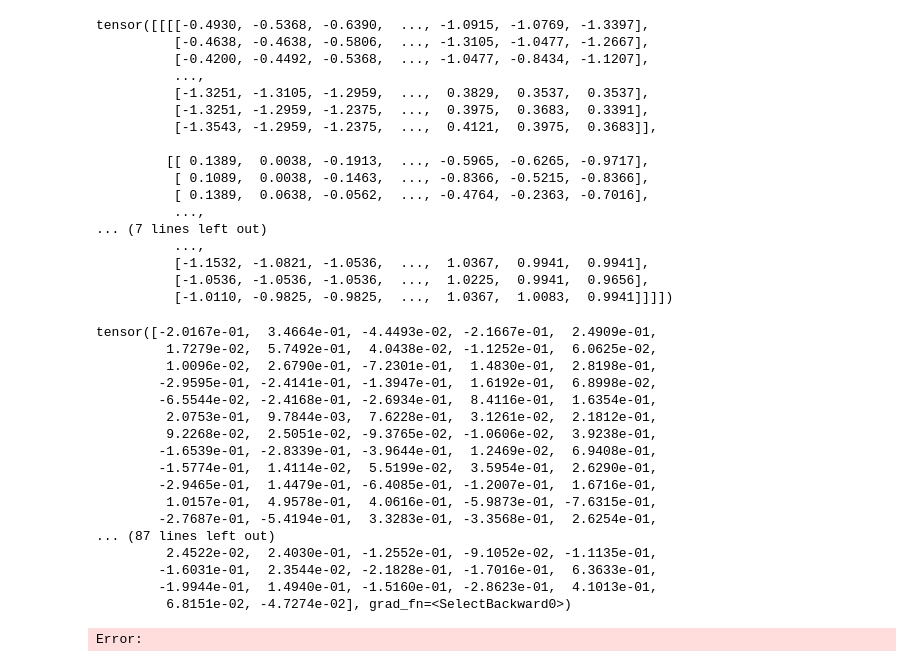
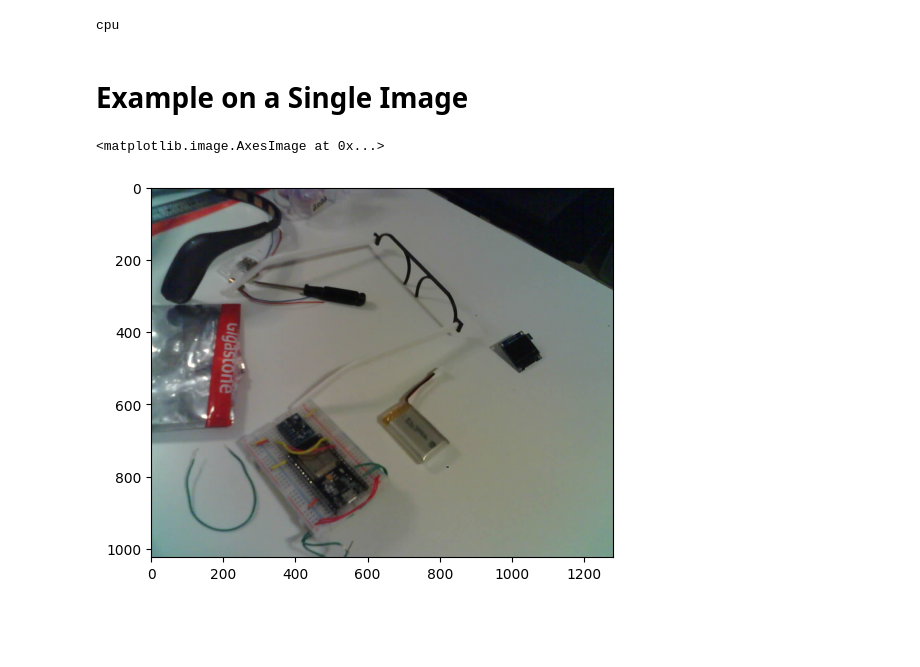
Before and after one commit to xanderchinxyz/Semantic-Search-with-SAM, a Jupyter notebook: main.ipynb, the cells around one changed output. Saved outputs shown, nothing was run; the diff lists cells and outputs as text; code cells hidden in the pictures; blank space fills up the shorter version.

```diff
--- a/main.ipynb
+++ b/main.ipynb
@@ -6,47 +0,0 @@ import clip
-# %%
-device = 'cpu'
-model, preprocess = clip.load("ViT-B/32", device=device)
-image1 = preprocess(Image.open("Pictures/1.jpg")).unsqueeze(0).to(device)
-image1
-#image1_features = model.encode_image(image1)
-#image1_features[0]
-# %% [output]
-tensor([[[[-0.4930, -0.5368, -0.6390,  ..., -1.0915, -1.0769, -1.3397],
-          [-0.4638, -0.4638, -0.5806,  ..., -1.3105, -1.0477, -1.2667],
-          [-0.4200, -0.4492, -0.5368,  ..., -1.0477, -0.8434, -1.1207],
-          ...,
-          [-1.3251, -1.3105, -1.2959,  ...,  0.3829,  0.3537,  0.3537],
-          [-1.3251, -1.2959, -1.2375,  ...,  0.3975,  0.3683,  0.3391],
-          [-1.3543, -1.2959, -1.2375,  ...,  0.4121,  0.3975,  0.3683]],
-
-         [[ 0.1389,  0.0038, -0.1913,  ..., -0.5965, -0.6265, -0.9717],
-          [ 0.1089,  0.0038, -0.1463,  ..., -0.8366, -0.5215, -0.8366],
-          [ 0.1389,  0.0638, -0.0562,  ..., -0.4764, -0.2363, -0.7016],
-          ...,
-... (7 lines left out)
-          ...,
-          [-1.1532, -1.0821, -1.0536,  ...,  1.0367,  0.9941,  0.9941],
-          [-1.0536, -1.0536, -1.0536,  ...,  1.0225,  0.9941,  0.9656],
-          [-1.0110, -0.9825, -0.9825,  ...,  1.0367,  1.0083,  0.9941]]]])
-# %%
-image1_features = model.encode_image(image1)
-image1_features[0]
-# %% [output]
-tensor([-2.0167e-01,  3.4664e-01, -4.4493e-02, -2.1667e-01,  2.4909e-01,
-         1.7279e-02,  5.7492e-01,  4.0438e-02, -1.1252e-01,  6.0625e-02,
-         1.0096e-02,  2.6790e-01, -7.2301e-01,  1.4830e-01,  2.8198e-01,
-        -2.9595e-01, -2.4141e-01, -1.3947e-01,  1.6192e-01,  6.8998e-02,
-        -6.5544e-02, -2.4168e-01, -2.6934e-01,  8.4116e-01,  1.6354e-01,
-         2.0753e-01,  9.7844e-03,  7.6228e-01,  3.1261e-02,  2.1812e-01,
-         9.2268e-02,  2.5051e-02, -9.3765e-02, -1.0606e-02,  3.9238e-01,
-        -1.6539e-01, -2.8339e-01, -3.9644e-01,  1.2469e-02,  6.9408e-01,
-        -1.5774e-01,  1.4114e-02,  5.5199e-02,  3.5954e-01,  2.6290e-01,
-        -2.9465e-01,  1.4479e-01, -6.4085e-01, -1.2007e-01,  1.6716e-01,
-         1.0157e-01,  4.9578e-01,  4.0616e-01, -5.9873e-01, -7.6315e-01,
-        -2.7687e-01, -5.4194e-01,  3.3283e-01, -3.3568e-01,  2.6254e-01,
-... (87 lines left out)
-         2.4522e-02,  2.4030e-01, -1.2552e-01, -9.1052e-02, -1.1135e-01,
-        -1.6031e-01,  2.3544e-02, -2.1828e-01, -1.7016e-01,  6.3633e-01,
-        -1.9944e-01,  1.4940e-01, -1.5160e-01, -2.8623e-01,  4.1013e-01,
-         6.8151e-02, -4.7274e-02], grad_fn=<SelectBackward0>)
-Error:
@@ -52,0 +15,25 @@ Error:
+# %%
+device = "cuda" if torch.cuda.is_available() else "cpu"
+print(device)
+# %% [output]
+cpu
+# %% [markdown]
+# Example on a Single Image
+# %%
+TEXT_DESCRIPTION = "a silver bag with a red stripe"
+THRESHOLD = 0.3
+
+IMAGE_PATH = "Pictures/7.jpg"
+image = cv2.imread(IMAGE_PATH)
+image = cv2.cvtColor(image, cv2.COLOR_BGR2RGB)
+
+img_dict = {
+    "vector": [],
+    "boundary": [],
+    "similarity": [],
+}
+
+plt.imshow(Image.open(IMAGE_PATH))
+# %% [output]
+<matplotlib.image.AxesImage at 0x...>
+[figure, added]
```
Also changed, not shown: parts of 12 cells of this notebook, 4 other files.
